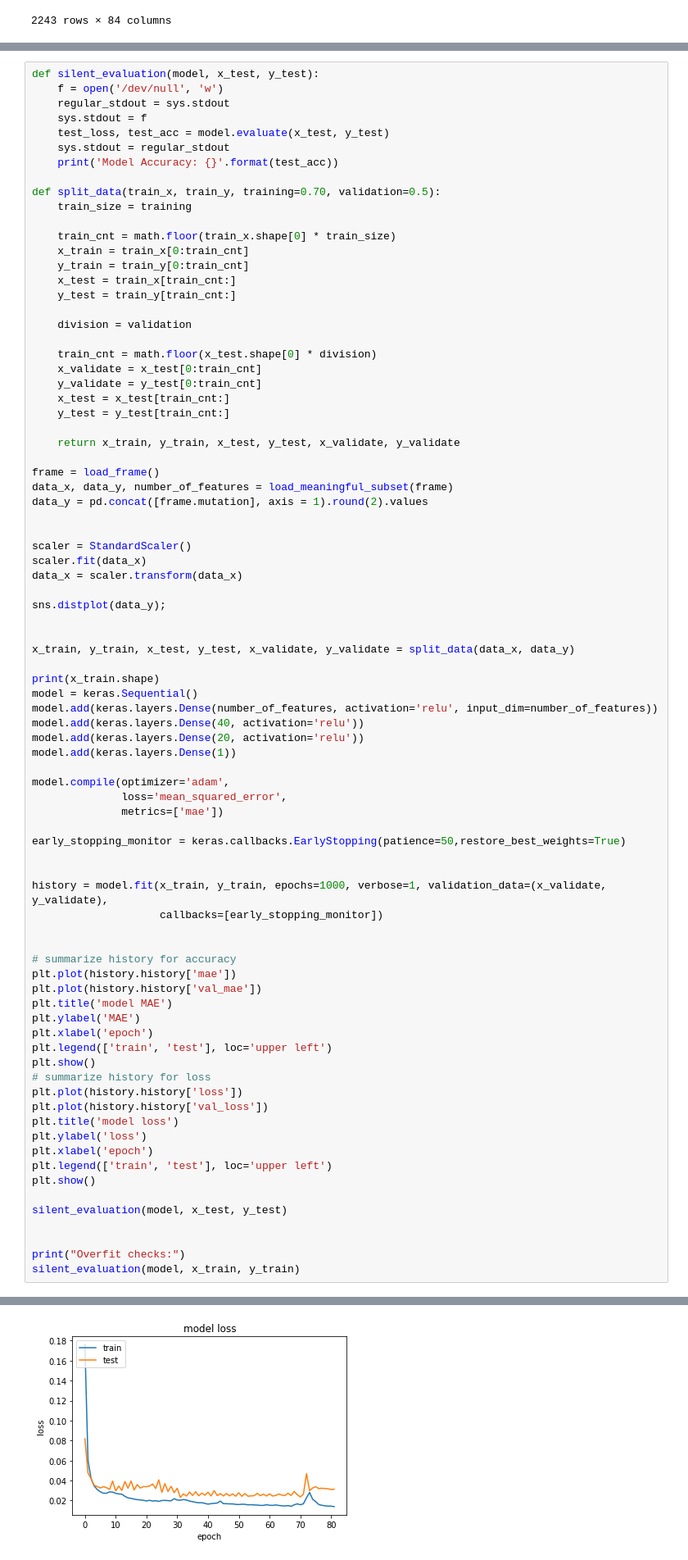
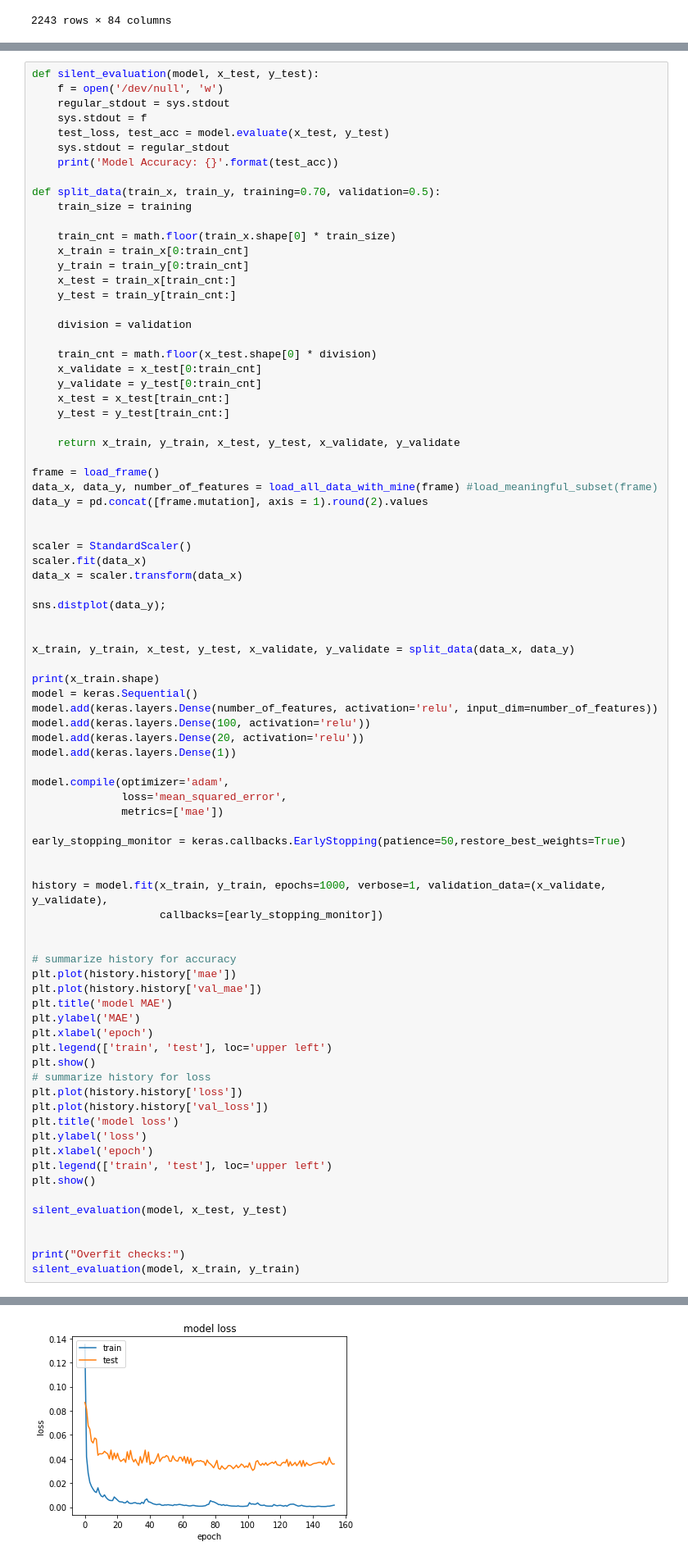
Before and after one commit to dormaayan/network-research, a Jupyter notebook: grid.ipynb, the cells around one changed output, grey strips where cells are left out. Shown at 82% size. Saved outputs shown, nothing was run; the diff lists cells and outputs as text.

```diff
--- a/grid.ipynb
+++ b/grid.ipynb
@@ -436,7 +436,7 @@ def split_data(train_x, train_y, training=0.70, validation=0.5):
     return x_train, y_train, x_test, y_test, x_validate, y_validate
 
 frame = load_frame()
-data_x, data_y, number_of_features = load_meaningful_subset(frame)
+data_x, data_y, number_of_features = load_all_data_with_mine(frame) #load_meaningful_subset(frame)
 data_y = pd.concat([frame.mutation], axis = 1).round(2).values
 
 
@@ -452,7 +452,7 @@ x_train, y_train, x_test, y_test, x_validate, y_validate = split_data(data_x, da
 print(x_train.shape)
 model = keras.Sequential()
 model.add(keras.layers.Dense(number_of_features, activation='relu', input_dim=number_of_features))
-model.add(keras.layers.Dense(40, activation='relu'))
+model.add(keras.layers.Dense(100, activation='relu'))
 model.add(keras.layers.Dense(20, activation='relu'))
 model.add(keras.layers.Dense(1))
 
@@ -511 +511 @@ Epoch 82/1000
-[figure, old version]
+[figure, new version]
```
Also changed, not shown: parts of 6 cells of this notebook, 3 other files.
